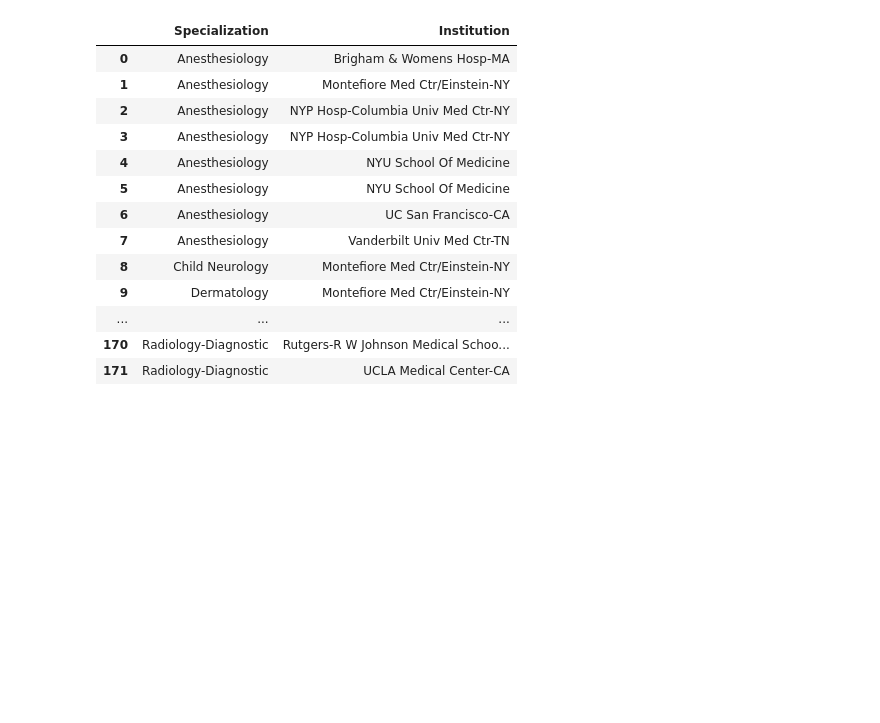
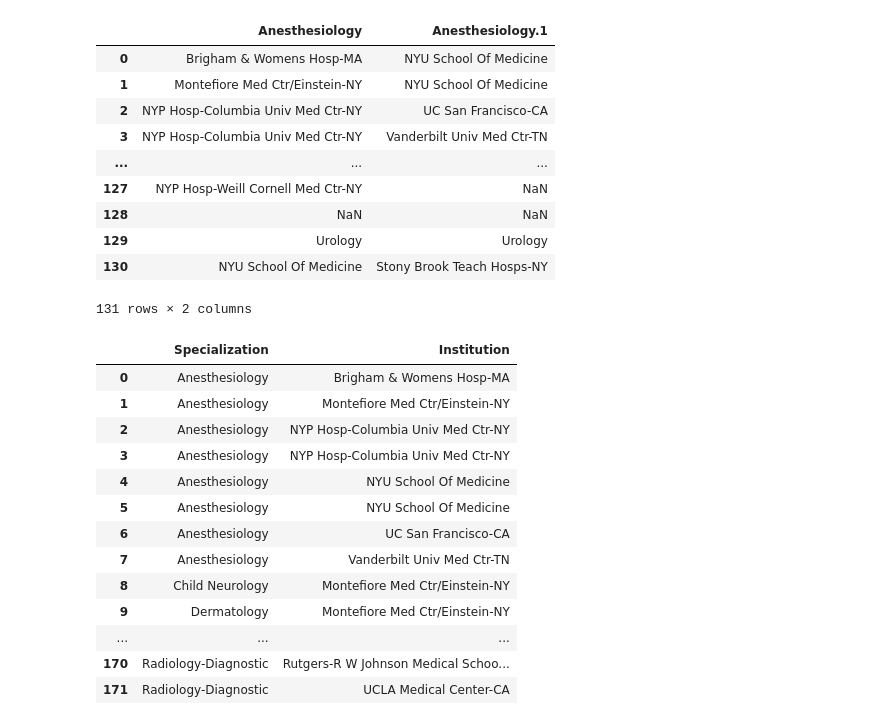
Before and after one commit to gatewaycat/outwhimsy, a Jupyter notebook: match2017.ipynb, the cells around one changed output. Saved outputs shown, nothing was run; the diff lists cells and outputs as text; code cells hidden in the pictures; blank space fills up the shorter version.

```diff
--- a/match2017.ipynb
+++ b/match2017.ipynb
@@ -8,11 +9,23 @@ from bs4 import BeautifulSoup
 # %%
 request = requests.get("https://www.einstein.yu.edu/education/md-program/admissions/match-results-2017.aspx")
 # %%
-pd.set_option('max_rows', 300)
-
 raw_table = BeautifulSoup(request.content, 'lxml')
 raw_table = raw_table.find_all('table')[0]
 raw_table = pd.read_html(str(raw_table))[0]
-# raw_table
+
+pd.set_option('max_rows', 8)
+raw_table
+# %% [output]
+|  | Anesthesiology | Anesthesiology.1 |
+| 0 | Brigham & Womens Hosp-MA | NYU School Of Medicine |
+| 1 | Montefiore Med Ctr/Einstein-NY | NYU School Of Medicine |
+| 2 | NYP Hosp-Columbia Univ Med Ctr-NY | UC San Francisco-CA |
+| 3 | NYP Hosp-Columbia Univ Med Ctr-NY | Vanderbilt Univ Med Ctr-TN |
+| ... | ... | ... |
+| 127 | NYP Hosp-Weill Cornell Med Ctr-NY | NaN |
+| 128 | NaN | NaN |
+| 129 | Urology | Urology |
+| 130 | NYU School Of Medicine | Stony Brook Teach Hosps-NY |
+131 rows × 2 columns
 # %%
 table = np.array(raw_table)
```
Also changed, not shown: parts of 2 cells of this notebook.
